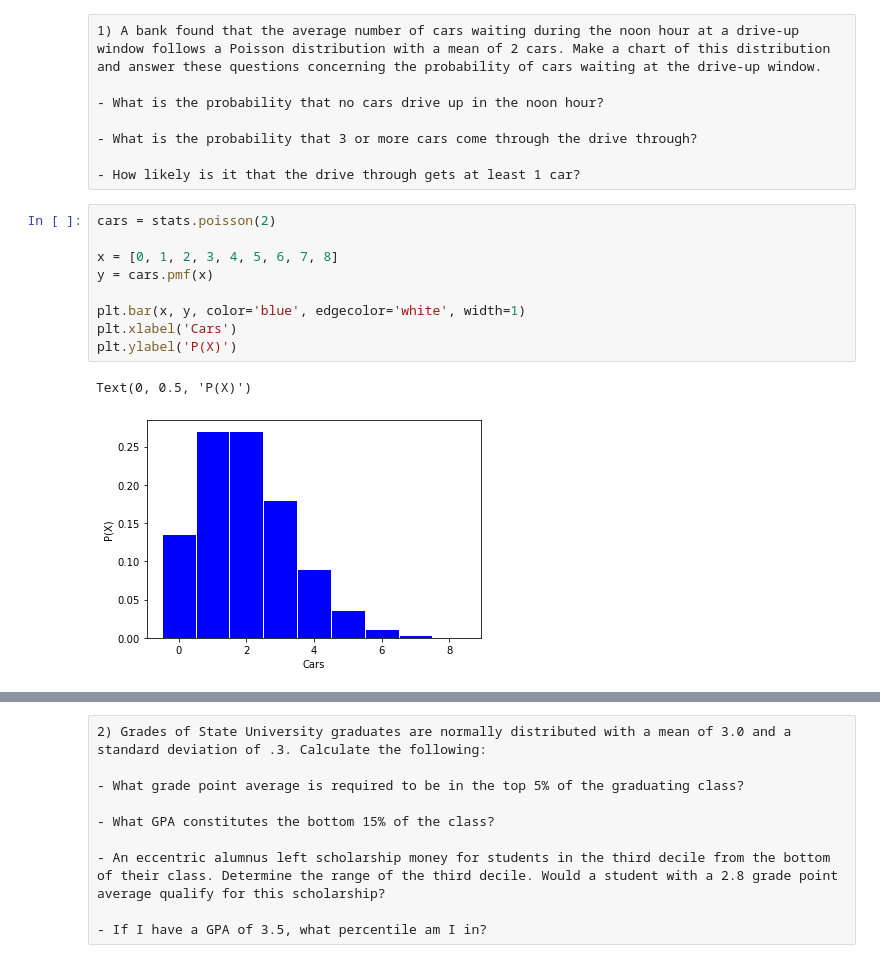
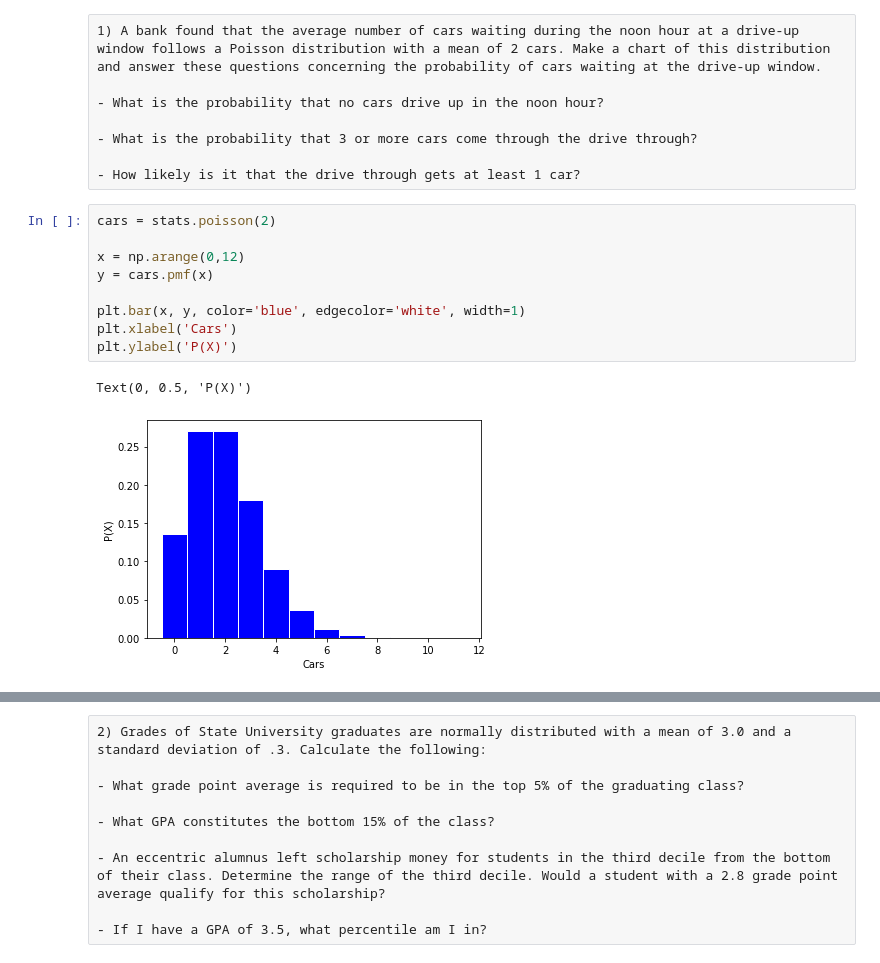
Before and after one commit to dlmitc3/statistics-exercises, a Jupyter notebook: probability_distributions.ipynb, the cells around one changed output, grey strips where cells are left out. Cells and saved outputs as stored; diff of their text form.

```diff
--- a/probability_distributions.ipynb
+++ b/probability_distributions.ipynb
@@ -16,15 +83,15 @@ from scipy.stats import poisson
 # %%
 cars = stats.poisson(2)
 
-x = [0, 1, 2, 3, 4, 5, 6, 7, 8]
+x = np.arange(0,12)
 y = cars.pmf(x)
 
 plt.bar(x, y, color='blue', edgecolor='white', width=1)
 plt.xlabel('Cars')
 plt.ylabel('P(X)')
 # %% [output]
 Text(0, 0.5, 'P(X)')
-[figure, old version]
+[figure, new version]
 # %%
 # What is the probability that no cars drive up in the noon hour?
 
```
Also changed, not shown: parts of 42 cells of this notebook.
